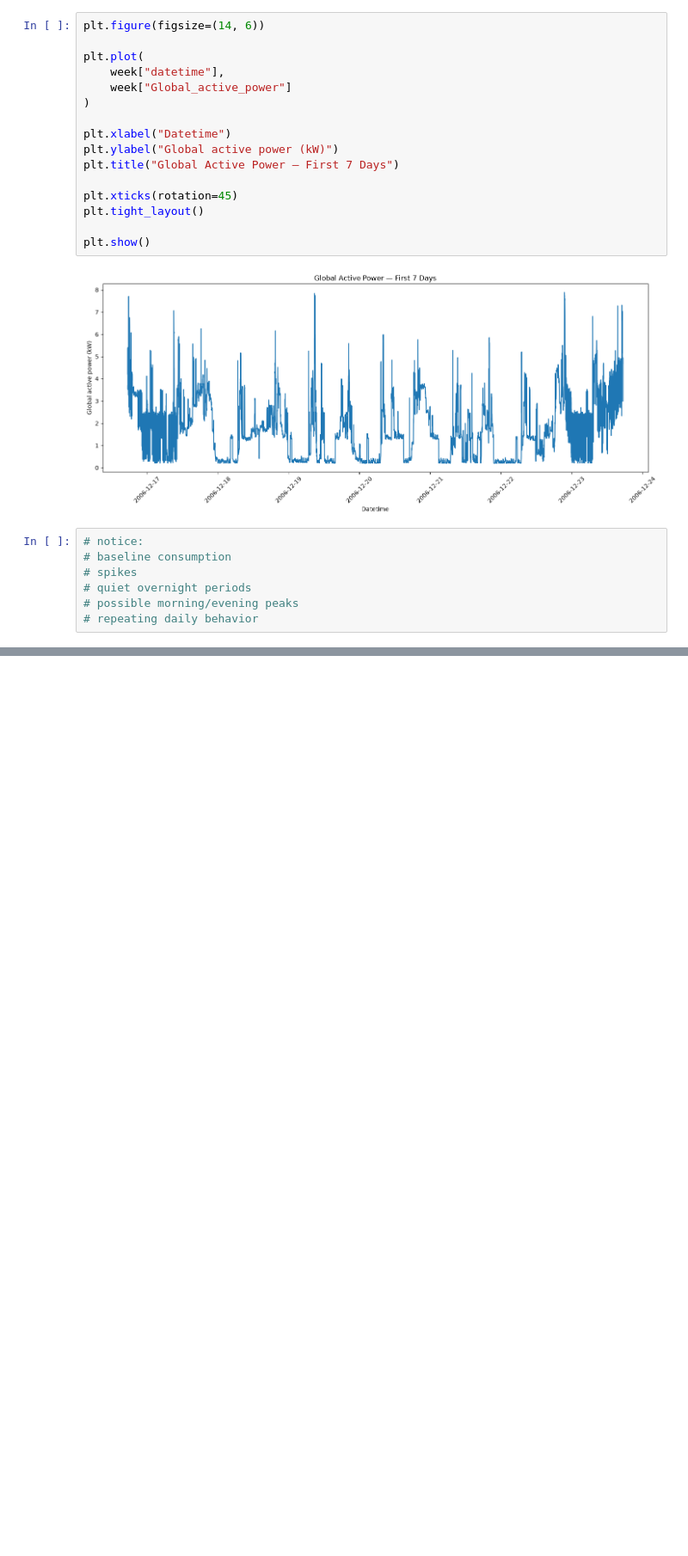
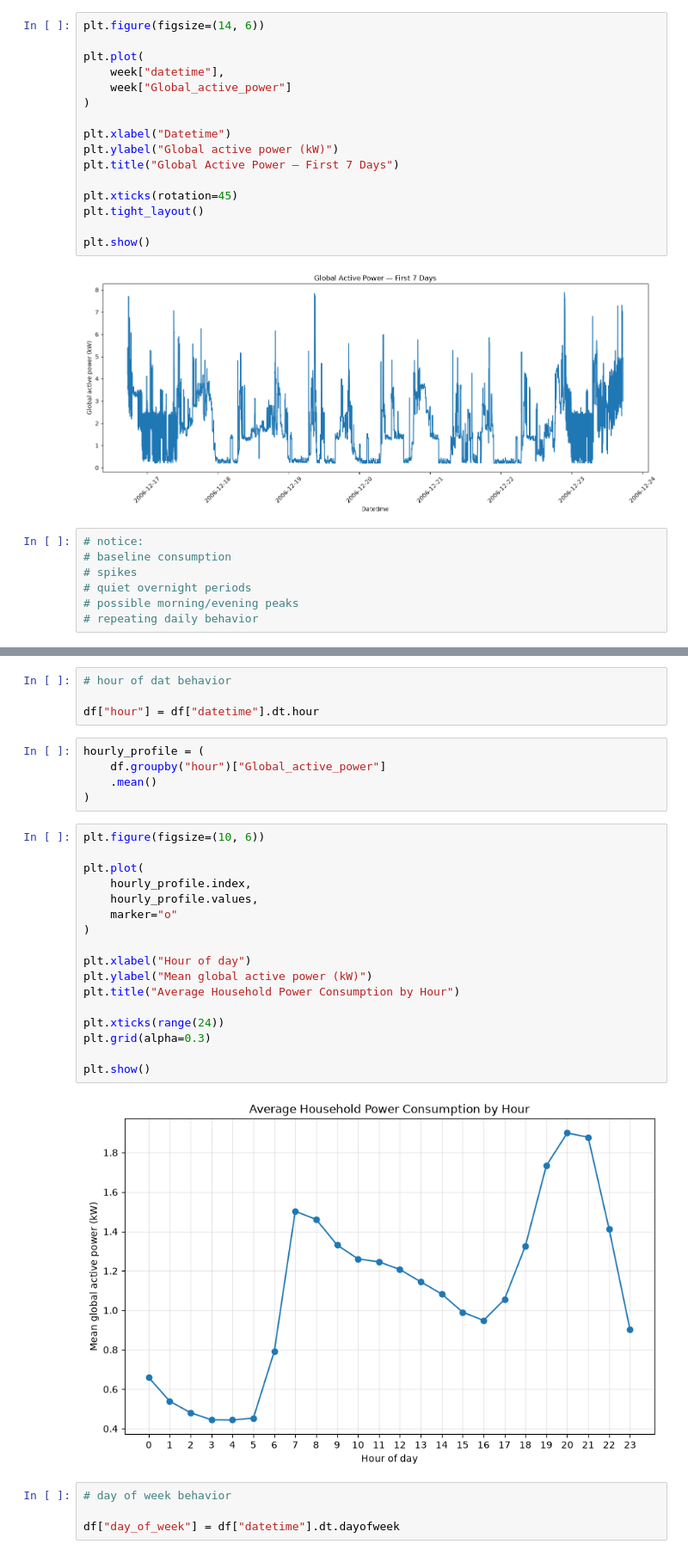
Before and after one commit to dmurray-data/deep-learning-tabular, a Jupyter notebook: notebooks/02_eda.ipynb, the cells around one changed output, grey strips where cells are left out. Shown at 86% size. Cells and saved outputs as stored; diff of their text form; blank space fills up the shorter version.

```diff
--- a/notebooks/02_eda.ipynb
+++ b/notebooks/02_eda.ipynb
@@ -142,0 +174,32 @@ plt.show()
+# %%
+# hour of dat behavior
+
+df["hour"] = df["datetime"].dt.hour
+# %%
+hourly_profile = (
+    df.groupby("hour")["Global_active_power"]
+    .mean()
+)
+# %%
+plt.figure(figsize=(10, 6))
+
+plt.plot(
+    hourly_profile.index,
+    hourly_profile.values,
+    marker="o"
+)
+
+plt.xlabel("Hour of day")
+plt.ylabel("Mean global active power (kW)")
+plt.title("Average Household Power Consumption by Hour")
+
+plt.xticks(range(24))
+plt.grid(alpha=0.3)
+
+plt.show()
+# %% [output]
+[figure, added]
+# %%
+# day of week behavior
+
+df["day_of_week"] = df["datetime"].dt.dayofweek
```
Also changed, not shown: parts of 9 cells of this notebook.
